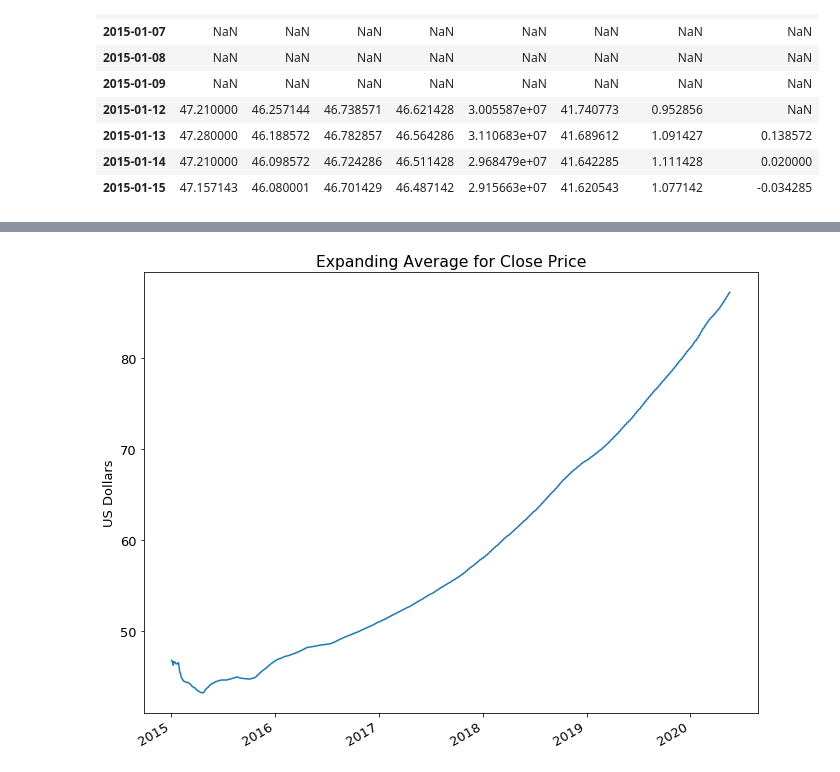
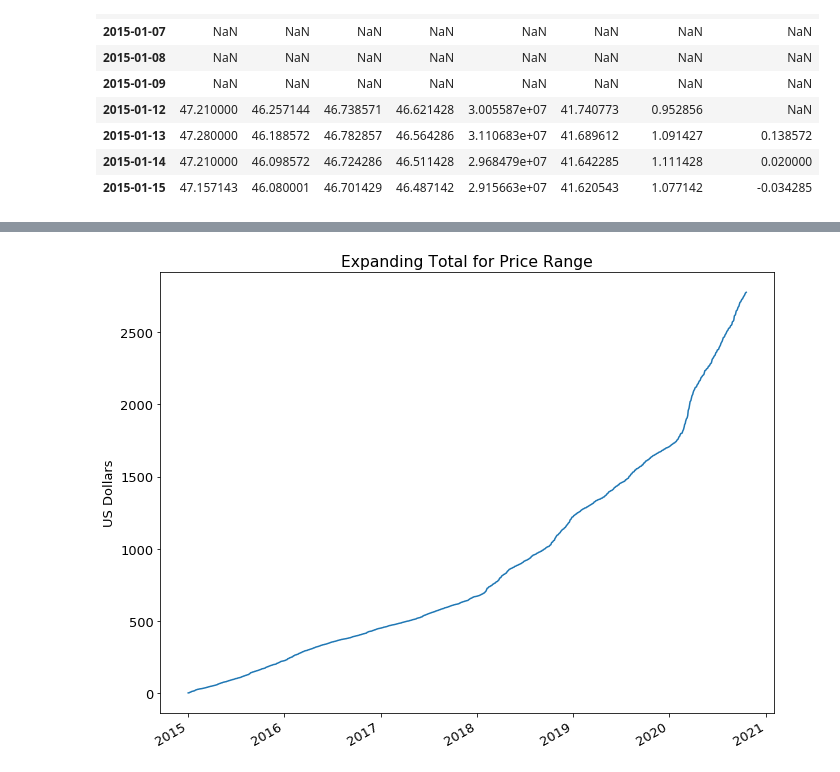
Before and after one commit to faithkane3/time_series, a Jupyter notebook: time_series_review.ipynb, the cells around one changed output, grey strips where cells are left out. Cells and saved outputs as stored; diff of their text form; code cells hidden in the pictures.

```diff
--- a/time_series_review.ipynb
+++ b/time_series_review.ipynb
@@ -766,11 +771,10 @@ plt.show()
 # %%
-# Create an expanding window for Close price; the top right is the overall mean of Close price for the df
+df['Price_range'].expanding().sum().plot()
 
-df['Close'].expanding().mean().plot()
-
-plt.title('Expanding Average for Close Price')
+plt.title('Expanding Total for Price Range')
 plt.xlabel('')
 plt.ylabel('US Dollars')
+
 plt.show()
 # %% [output]
-[figure, old version]
+[figure, new version]
```
Also changed, not shown: parts of 8 cells of this notebook.
